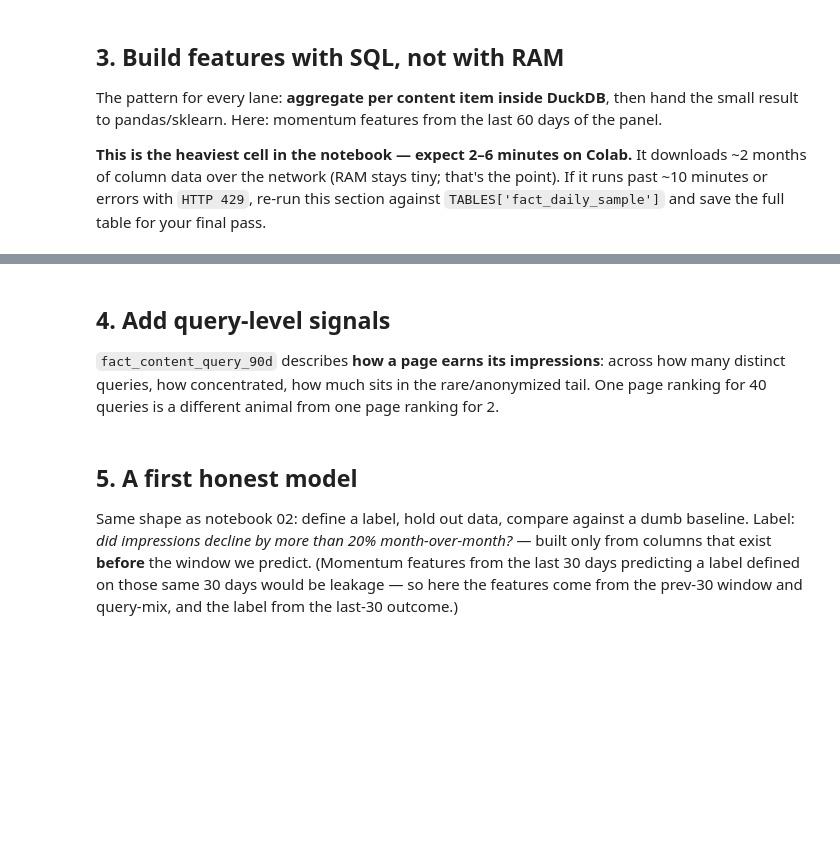
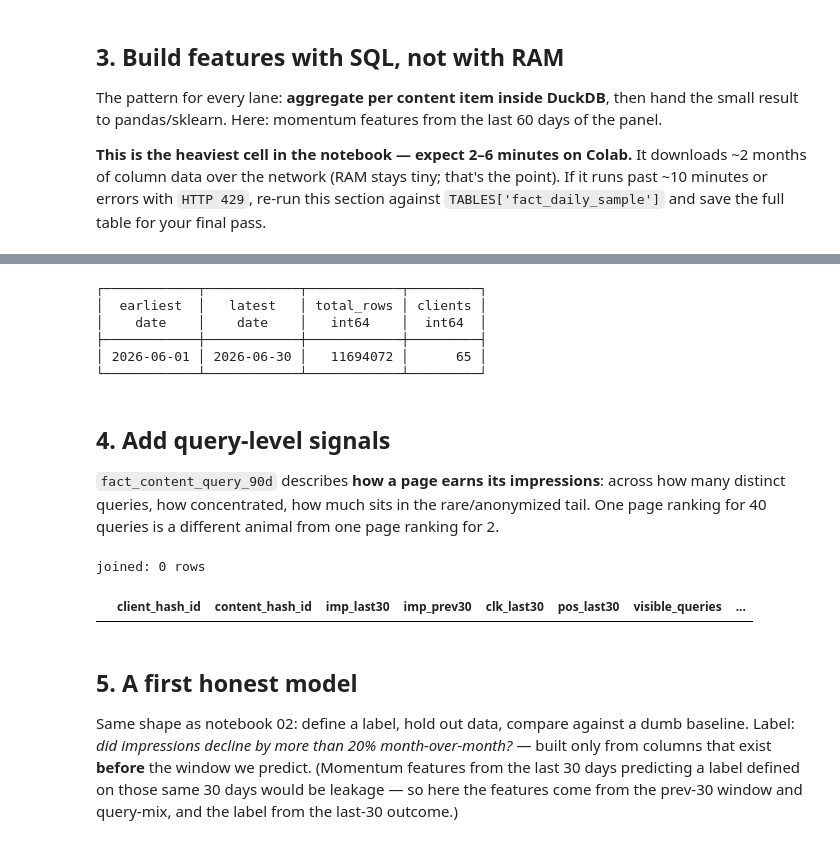
Before and after one commit to rafiul254/Flyrank_AI-ML-internship, a Jupyter notebook: notebooks/03_working_with_the_full_release.ipynb, the cells around one changed output, grey strips where cells are left out. Saved outputs shown, nothing was run; the diff lists cells and outputs as text; code cells hidden in the pictures; blank space fills up the shorter version.

```diff
--- a/notebooks/03_working_with_the_full_release.ipynb
+++ b/notebooks/03_working_with_the_full_release.ipynb
@@ -108,3 +146,20 @@ features.head()
+# %%
+# Diagnostic: Check sample data distribution
+con.sql(f"""
+    SELECT
+        MIN(report_date) as earliest,
+        MAX(report_date) as latest,
+        COUNT(*) as total_rows,
+        COUNT(DISTINCT client_hash_id) as clients
+    FROM {TABLES['fact_daily_sample']}
+""").show()
+# %% [output]
+┌────────────┬────────────┬────────────┬─────────┐
+│  earliest  │   latest   │ total_rows │ clients │
+│    date    │    date    │   int64    │  int64  │
+├────────────┼────────────┼────────────┼─────────┤
+│ 2026-06-01 │ 2026-06-30 │   11694072 │      65 │
+└────────────┴────────────┴────────────┴─────────┘
 # %% [markdown]
 ## 4. Add query-level signals
 
@@ -114,19 +169,22 @@ for 40 queries is a different animal from one page ranking for 2.
 # %%
 qsignals = con.sql(f"""
     SELECT content_hash_id,
            ANY_VALUE(content_visible_query_count)     AS visible_queries,
            ANY_VALUE(rare_impressions_share)          AS rare_share,
            ANY_VALUE(anonymized_impressions_share)    AS anon_share,
            MAX(impressions_90d)                       AS top_query_impressions,
            SUM(impressions_90d)                       AS kept_impressions
     FROM {TABLES['fact_query_90d']}
     GROUP BY content_hash_id
 """).df()
 
 qsignals['top_query_share'] = qsignals['top_query_impressions'] / qsignals['kept_impressions']
 data = features.merge(qsignals, on='content_hash_id', how='left')
 print(f'joined: {len(data):,} rows')
-data.head()
+display(data.head())
+# %% [output]
+joined: 0 rows
+|  | client_hash_id | content_hash_id | imp_last30 | imp_prev30 | clk_last30 | pos_last30 | visible_queries | ... |
 # %% [markdown]
 ## 5. A first honest model
 
```
Also changed, not shown: parts of 6 cells of this notebook.
